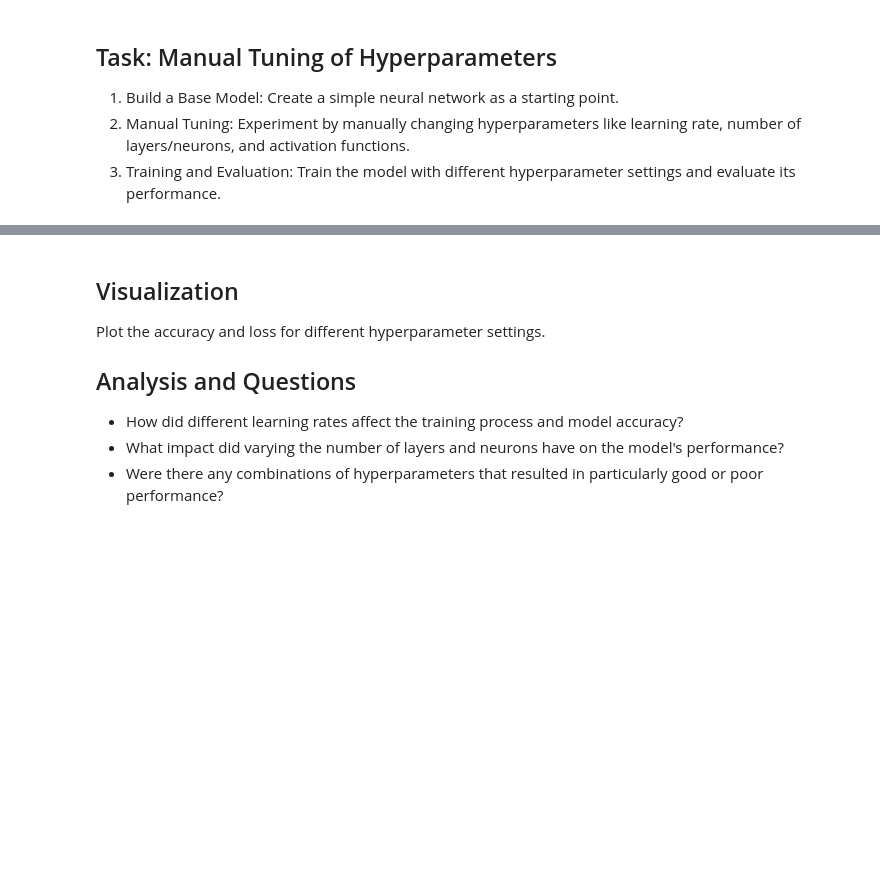
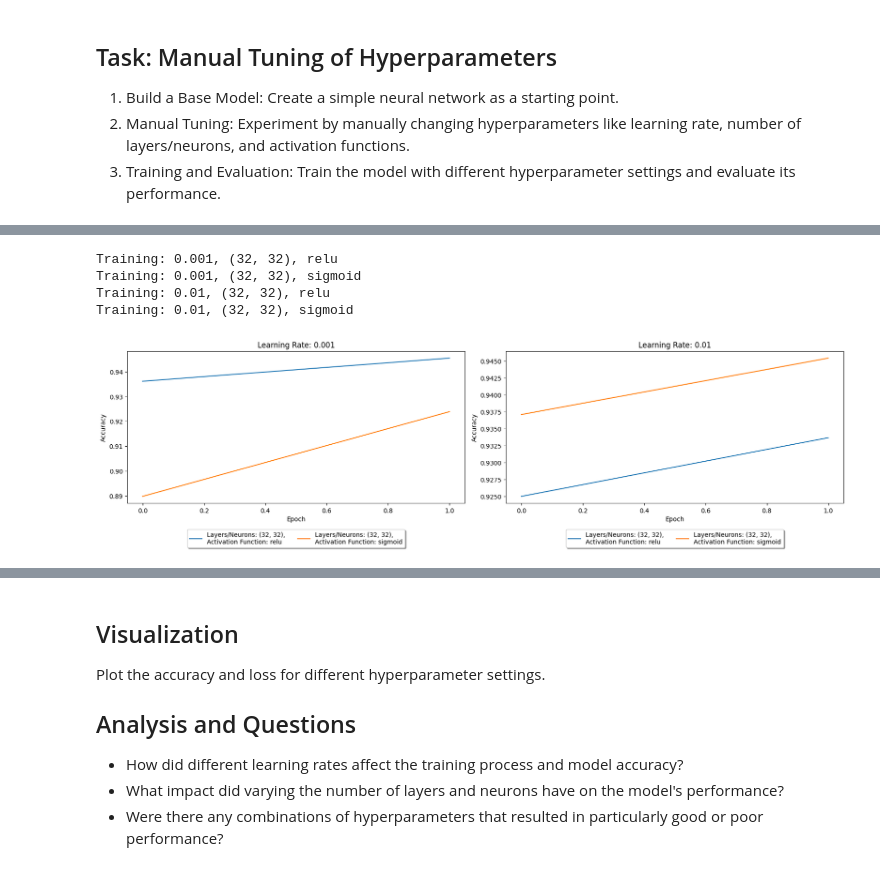
Before and after one commit to Kevy69/deep-machine-learning, a Jupyter notebook: 27 November - 1 December/Code/Hyperparameter_tuning.ipynb, the cells around one changed output, grey strips where cells are left out. Drawn from its saved outputs; the diff is of its cells as text; code cells hidden in the pictures; blank space fills up the shorter version.

```diff
--- a/27 November - 1 December/Code/Hyperparameter_tuning.ipynb
+++ b/27 November - 1 December/Code/Hyperparameter_tuning.ipynb
@@ -50,32 +53,3 @@ print(np.shape(y_test))
 1. Build a Base Model: Create a simple neural network as a starting point.
 2. Manual Tuning: Experiment by manually changing hyperparameters like learning rate, number of layers/neurons, and activation functions.
 3. Training and Evaluation: Train the model with different hyperparameter settings and evaluate its performance.
-# %%
-plt.figure(figsize=(12, 5))
-
-learning_rates = [1, 2, 3, 4, 5, 6, 7, 8, 9, 10]
-
-ff = 0
-
-for i, learning_rate in enumerate(learning_rates, 1):
-
-    plt.subplot(1, len(learning_rates), i)
-
-    for i in range(3):
-        xpoints = np.random.randint(0, 10, size=2)
-        ypoints = np.random.randint(0, 15, size=2)
-
-        plt.plot(xpoints, ypoints, marker='o', label=f'Plot {i+1}')
-
-
-    plt.title(f'test')
-    plt.ylabel('Accuracy')
-    plt.xlabel('Epoch')
-    plt.legend()
-
-    if ff > 2:
-        plt.tight_layout()
-        plt.show()
-        ff = 0
-
-    ff += 1
@@ -161,0 +127,19 @@ TRAINING: lr: 0.1, lyrs/nrns: (64, 64), af: sigmoid
+# %%
+# Manually tuning, using the input parameters
+
+learning_rates = [0.001, 0.01, 0.1]
+layers_and_neurons = [
+    (32, 32),
+    (64, 64, 64),
+    (128, 128, 128, 128)
+]
+
+activation_functions = ['relu', 'sigmoid']
+
+models = manual_search(learning_rates, layers_and_neurons, activation_functions)
+# %% [output]
+Training: 0.001, (32, 32), relu
+Training: 0.001, (32, 32), sigmoid
+Training: 0.01, (32, 32), relu
+Training: 0.01, (32, 32), sigmoid
+[figure, added]
```
Also changed, not shown: parts of 10 cells of this notebook, 2 other files.
